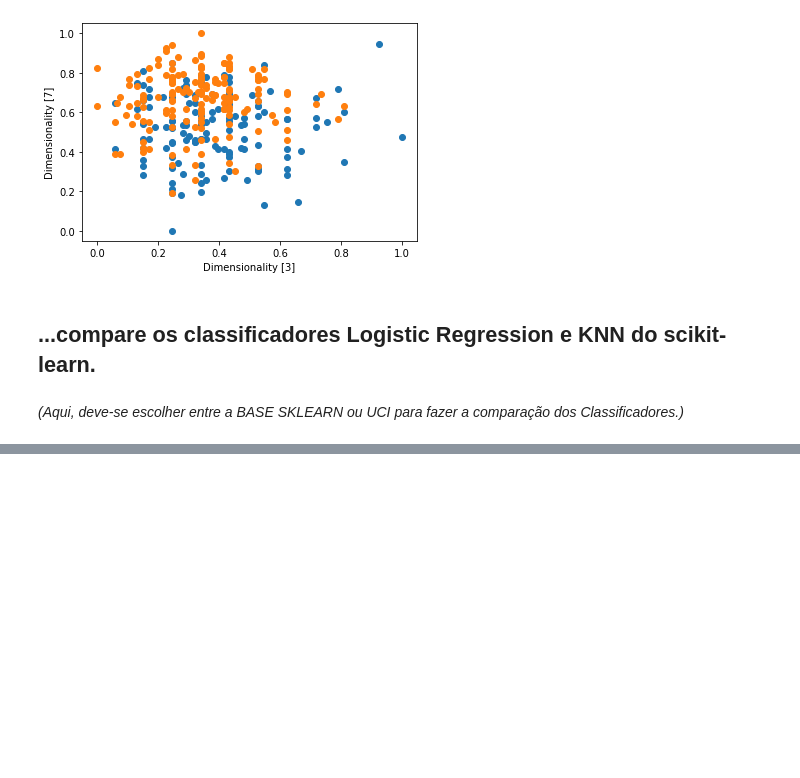
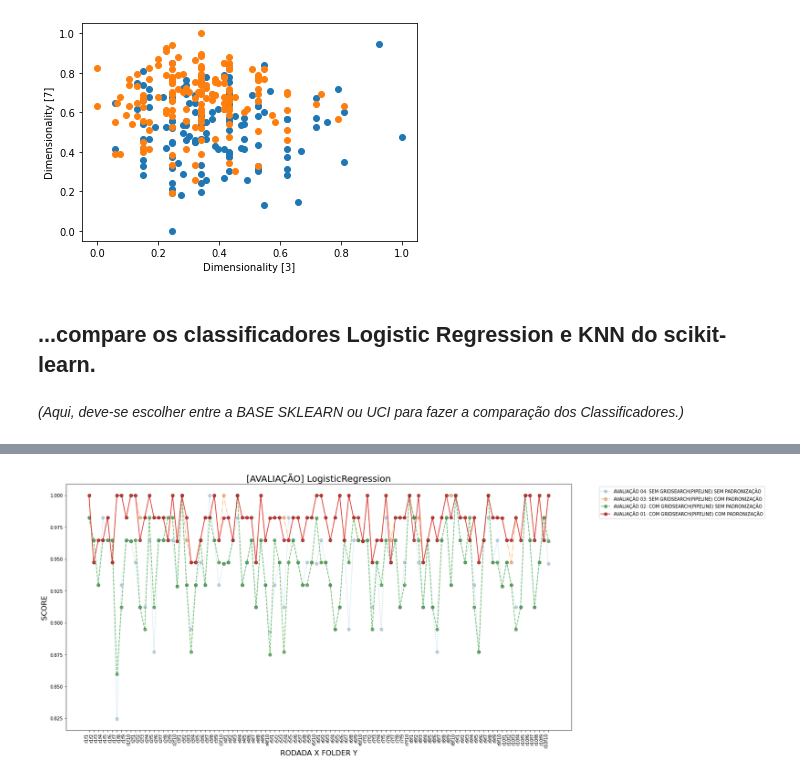
Before and after one commit to TNK443/RecPadroes, a Jupyter notebook: 03_Generalizacao_Tarefa.ipynb, the cells around one changed output, grey strips where cells are left out. Drawn from its saved outputs; the diff is of its cells as text; code cells hidden in the pictures; blank space fills up the shorter version.

```diff
--- a/03_Generalizacao_Tarefa.ipynb
+++ b/03_Generalizacao_Tarefa.ipynb
@@ -610,3 +884,30 @@ df
 # %%
 #---------------------------------------------------------------------------------
 # ================================================================================
+# %%
+# ================================================================================
+#                            GRAFICO - TODAS AVALIAÇÕES
+# ================================================================================
+
+#---------------------------------------------------------------------------------
+#                           [ALIAÇÃO] LogisticRegression
+#---------------------------------------------------------------------------------
+plt.figure(figsize=(20,10))
+plt.title('[AVALIAÇÃO] LogisticRegression', fontsize=20)
+
+ax = plt.gca()
+ax.set_xticklabels(y0, rotation=90, ha='right')
+
+plt.ylabel("SCORE",  fontsize=16)
+plt.xlabel("RODADA X FOLDER Y", fontsize=16)
+
+plt.plot(y0,   x3, linewidth=1.6, linestyle=':',  label='AVALIAÇÃO 04: SEM GRIDSEARCH(PIPELINE) SEM PADRONIZAÇÃO', marker='o', ms=7, markeredgecolor="black", markeredgewidth=0.5, alpha=0.3)
+plt.plot(y0,   x1, linewidth=1.6, linestyle='-.', label='AVALIAÇÃO 03: SEM GRIDSEARCH(PIPELINE) COM PADRONIZAÇÃO', marker='o', ms=7, markeredgecolor="black", markeredgewidth=0.5, alpha=0.5)
+plt.plot(y0, x3GP, linewidth=1.6, linestyle='--', label='AVALIAÇÃO 02: COM GRIDSEARCH(PIPELINE) SEM PADRONIZAÇÃO', marker='o', ms=7, markeredgecolor="black", markeredgewidth=0.5, alpha=0.7)
+plt.plot(y0, x1GP, linewidth=1.6, linestyle='-',  label='AVALIAÇÃO 01: COM GRIDSEARCH(PIPELINE) COM PADRONIZAÇÃO', marker='o', ms=7, markeredgecolor="black", markeredgewidth=0.5, alpha=0.9)
+
+plt.legend(loc='upper left', bbox_to_anchor=(1.05, 1.0))
+plt.show()
+#---------------------------------------------------------------------------------
+# %% [output]
+[figure, added]
```
Also changed, not shown: parts of 16 cells of this notebook.
